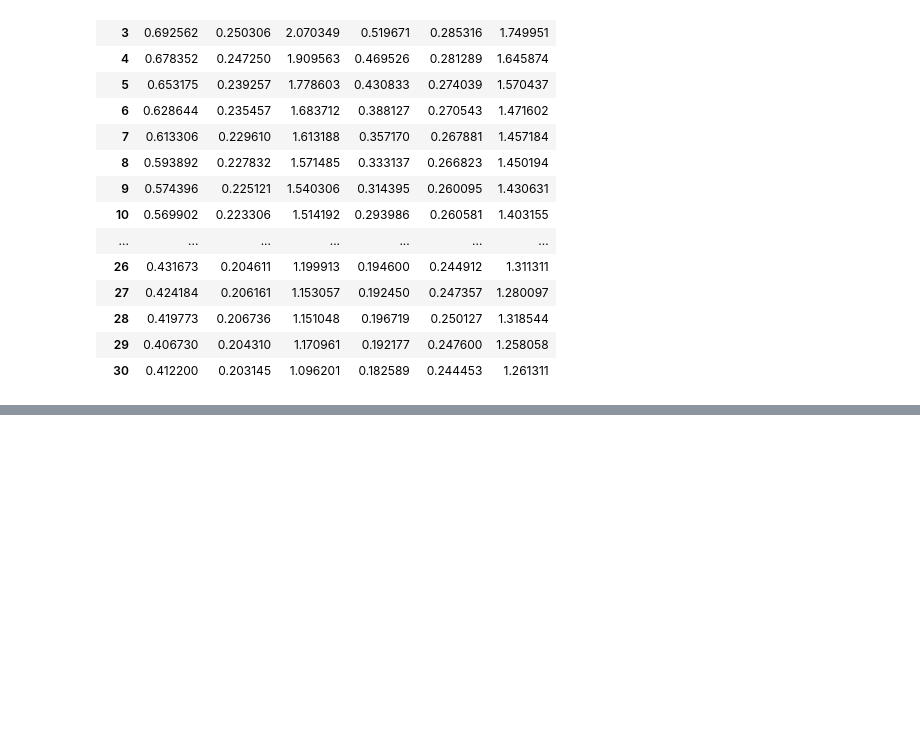
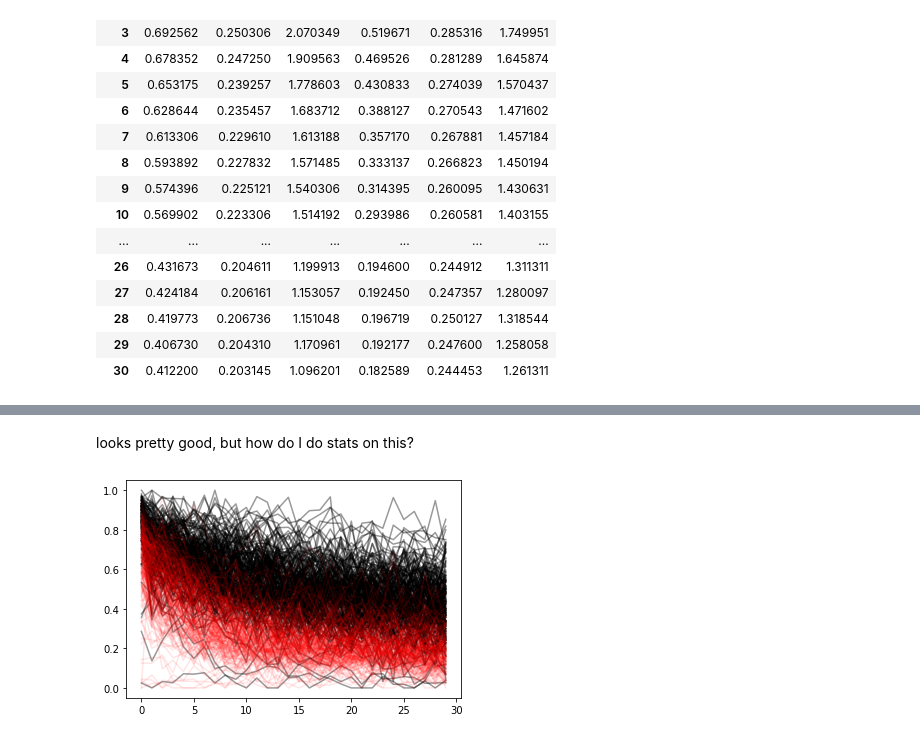
Before and after one commit to conny-lin/rankinlab_slo1paper, a Jupyter notebook: 3-Results/Fig2-wt 400mM/Fig2A-hab_curves/regression_diff/time_series_diff.ipynb, the cells around one changed output, grey strips where cells are left out. Saved outputs shown, nothing was run; the diff lists cells and outputs as text; code cells hidden in the pictures; blank space fills up the shorter version.

```diff
--- a/3-Results/Fig2-wt 400mM/Fig2A-hab_curves/regression_diff/time_series_diff.ipynb
+++ b/3-Results/Fig2-wt 400mM/Fig2A-hab_curves/regression_diff/time_series_diff.ipynb
@@ -192,0 +225,13 @@ df_curve_mean
+# %% [markdown]
+looks pretty good, but how do I do stats on this?
+# %%
+# plot to see individuals
+msr='RevFreq'
+plt.figure()
+normal = df.index.get_level_values(1) == '0mM'
+alcohol = df.index.get_level_values(1) == '400mM'
+plt.plot(df[msr].loc[normal].values.transpose(), color='black', alpha=0.4)
+plt.plot(df[msr].loc[alcohol].values.transpose(), color='red', alpha=0.1)
+plt.show()
+# %% [output]
+[figure, added]
```
Also changed, not shown: parts of 11 cells of this notebook.
